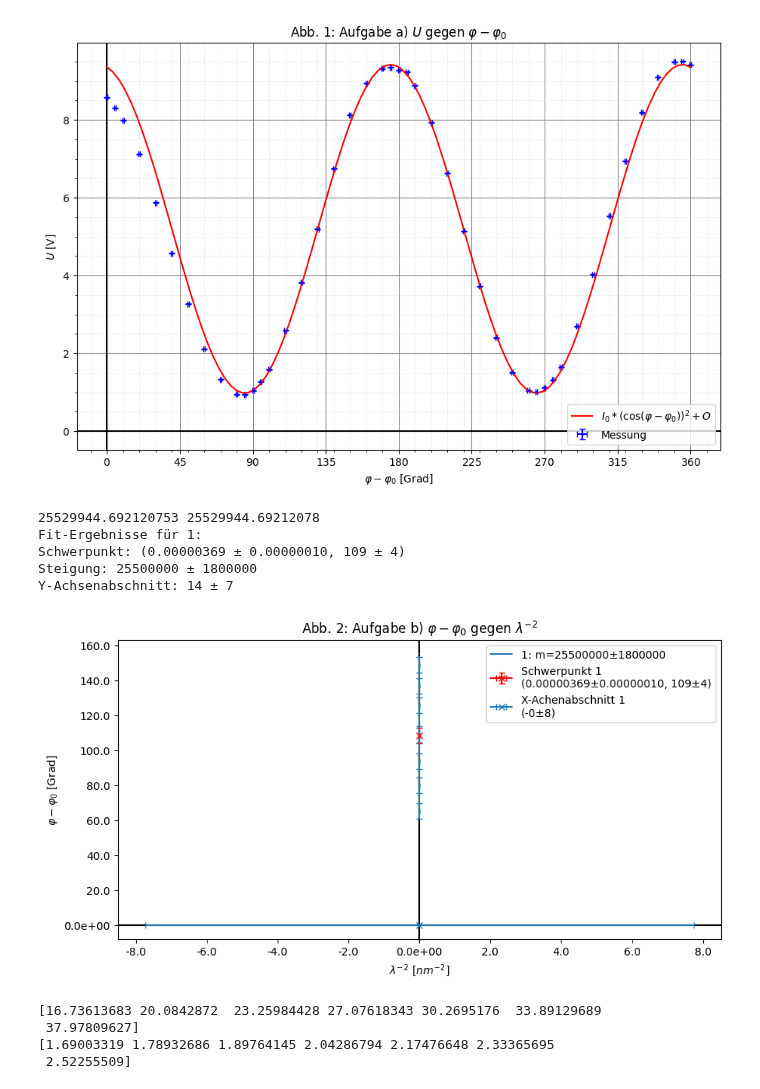
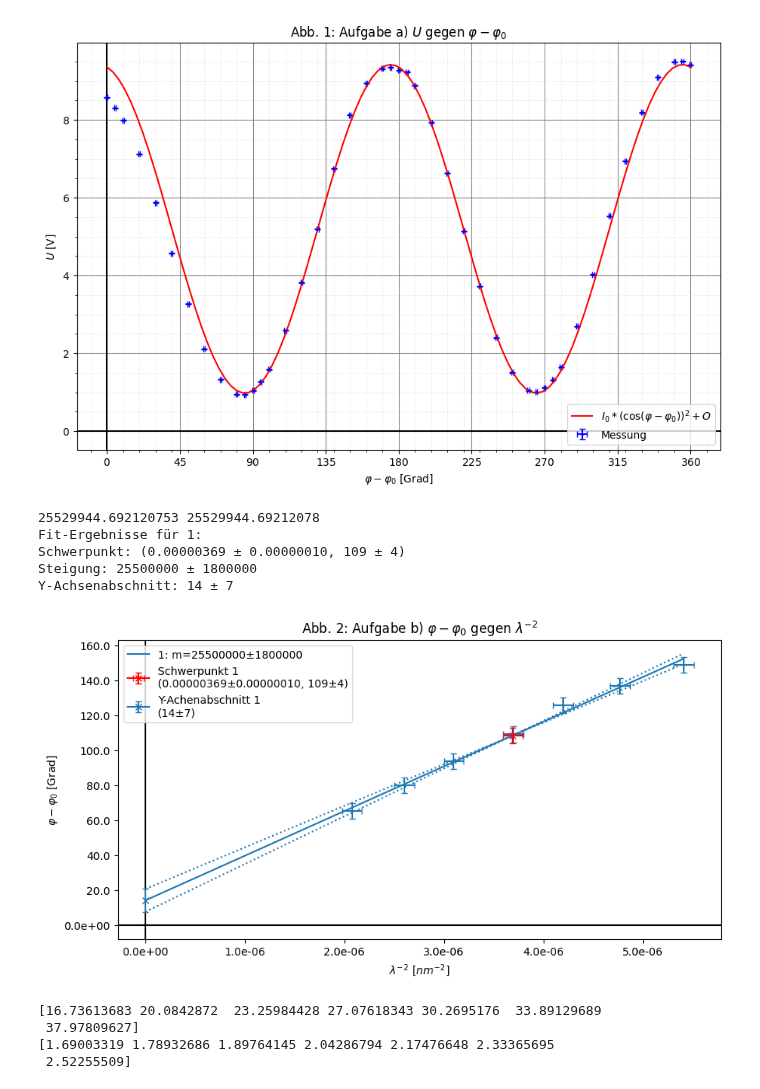
Before and after one commit to Patrixon0/data-analysis-plotting-tool, a Jupyter notebook: P3/Theo_Patrick/370/370_main.ipynb, the cells around one changed output. Saved outputs shown, nothing was run; the diff lists cells and outputs as text; code cells hidden in the pictures.

```diff
--- a/P3/Theo_Patrick/370/370_main.ipynb
+++ b/P3/Theo_Patrick/370/370_main.ipynb
@@ -465,35 +465,35 @@ B_mean = np.mean(B)
 #mean_values = np.array([c0_mean, c1_mean, c2_mean, c3_mean, c4_mean, c5_mean, B_mean])
 #errors = np.array([1/(np.sqrt(7))*10, 1/(np.sqrt(7))*10, 1/(np.sqrt(7))*10, 1/(np.sqrt(7))*10, 1/(np.sqrt(7))*10, 1/(np.sqrt(7))*10, 1/(np.sqrt(7))*10])
 #np.savetxt('b_mean.txt', np.column_stack([mean_values, errors]), fmt='%.18e', delimiter=' ', header='mean_values errors')
 
 #You need to do the saving again, because we need the 1/lambda**2 values
 mean_values = np.array([c0_mean, c1_mean, c2_mean, c3_mean, c4_mean, c5_mean, B_mean]) + 5
 errors = np.array([10/np.sqrt(5), 10/np.sqrt(5), 10/np.sqrt(5), 10/np.sqrt(5), 10/np.sqrt(5), 10/np.sqrt(5), 10/np.sqrt(5)])
 inverse_wavelengths_squared = np.array([1/(694**2), 1/(620**2), 1/(568**2), 1/(520**2), 1/(488**2), 1/(458**2), 1/(430**2)])  # * 10**18  # Umrechnung in m
 null = np.zeros(7) + 0.0000001
 np.savetxt('b_mean.txt', np.column_stack([inverse_wavelengths_squared, null, mean_values, errors]), fmt='%.18e', delimiter=' ', header='mean_values errors inverse_wavelengths_squared null')
 from geraden_fit import geraden_fit
 geraden_fit(
     exp_nr='b',
     file_n='b_mean.txt',
     title=r'Abb. 2: Aufgabe b) $\varphi - \varphi_0$ gegen $\lambda^{-2}$',
     y_label=r'$\varphi - \varphi_0$ [Grad]',
     x_label=r'$\lambda^{-2}$ [$nm^{-2}$]',
     save=True,
     linear_fit=True,
     #x_major_ticks=0.0000005,
     #x_minor_ticks=0.0000001,
     #y_major_ticks=50,
     #y_minor_ticks=10,
-    plot_x_inter = True
+    plot_y_inter = True
 )
 # %% [output]
 25529944.692120753 25529944.69212078
 Fit-Ergebnisse für 1:
 Schwerpunkt: (0.00000369 ± 0.00000010, 109 ± 4)
 Steigung: 25500000 ± 1800000
 Y-Achsenabschnitt: 14 ± 7
-[figure, old version]
+[figure, new version]
 # %%
 # Berechnung spezifisches Drehvermögen
 A = 14
```
Also changed, not shown: 6 other files.
